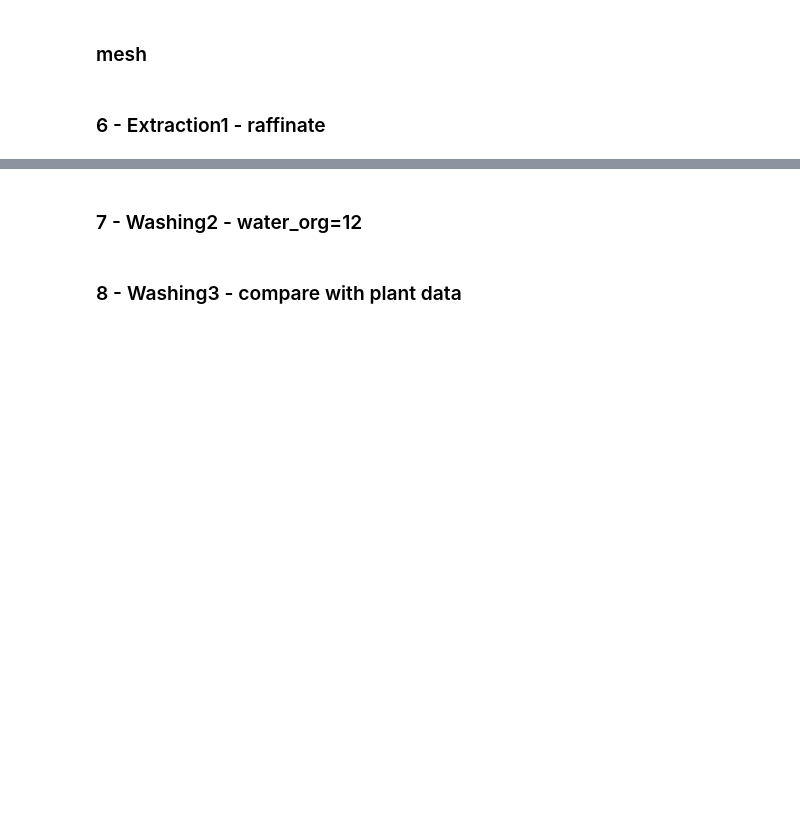
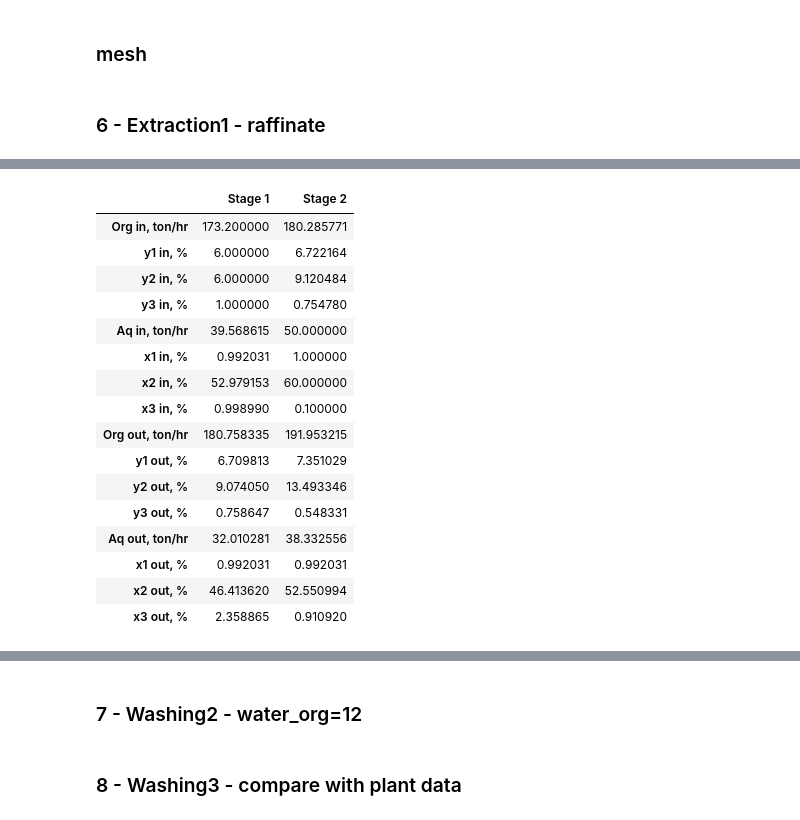
Before and after one commit to vladgap/LLC, a Jupyter notebook: Rotem LLC Extraction 1.ipynb, the cells around one changed output, grey strips where cells are left out. Cells and saved outputs as stored; diff of their text form; code cells hidden in the pictures; blank space fills up the shorter version.

```diff
--- a/Rotem LLC Extraction 1.ipynb
+++ b/Rotem LLC Extraction 1.ipynb
@@ -269,3 +711,6 @@ mesh_predics1_3=mesh_predict_x[:,:,0]
 mesh_predics1_4=mesh_predict_y[:,:,2]
 # %% [markdown]
 ### 6 - Extraction1 - raffinate
+# %%
+bat6_2=BatteryConv(stages_num=2, Oin=173.2, Ain=50, yin=[6, 6, 1 ], xin=[1, 60, .1], EQUIL=EQUIL_rotem_extr1, eff=.8, max_iter=10, convergence=1E-4)#, entrainment_perc_in=[1,2], entrainment_comp_in=[[10,10,10],[5,5,5]], entrainment_perc_out=[3,4])
+bat6_2.runs
@@ -272,2 +724,22 @@ mesh_predics1_4=mesh_predict_y[:,:,2]
+# %%
+table6_2=BatteryTable(bat6_2).data
+# %% [output]
+|  | Stage 1 | Stage 2 |
+| Org in, ton/hr | 173.200000 | 180.285771 |
+| y1 in, % | 6.000000 | 6.722164 |
+| y2 in, % | 6.000000 | 9.120484 |
+| y3 in, % | 1.000000 | 0.754780 |
+| Aq in, ton/hr | 39.568615 | 50.000000 |
+| x1 in, % | 0.992031 | 1.000000 |
+| x2 in, % | 52.979153 | 60.000000 |
+| x3 in, % | 0.998990 | 0.100000 |
+| Org out, ton/hr | 180.758335 | 191.953215 |
+| y1 out, % | 6.709813 | 7.351029 |
+| y2 out, % | 9.074050 | 13.493346 |
+| y3 out, % | 0.758647 | 0.548331 |
+| Aq out, ton/hr | 32.010281 | 38.332556 |
+| x1 out, % | 0.992031 | 0.992031 |
+| x2 out, % | 46.413620 | 52.550994 |
+| x3 out, % | 2.358865 | 0.910920 |
 # %%
 # bat6_1=LLC.Battery(stages_num=3, Oin=173.2, Ain=15, yin=[8.2, .06, .06], xin=[1, 30, 15], EQUIL=EQUIL_rotem_extr1, eff=.8, max_iter=200)#, convergence=1E-4)
```
Also changed, not shown: parts of 13 cells of this notebook.
